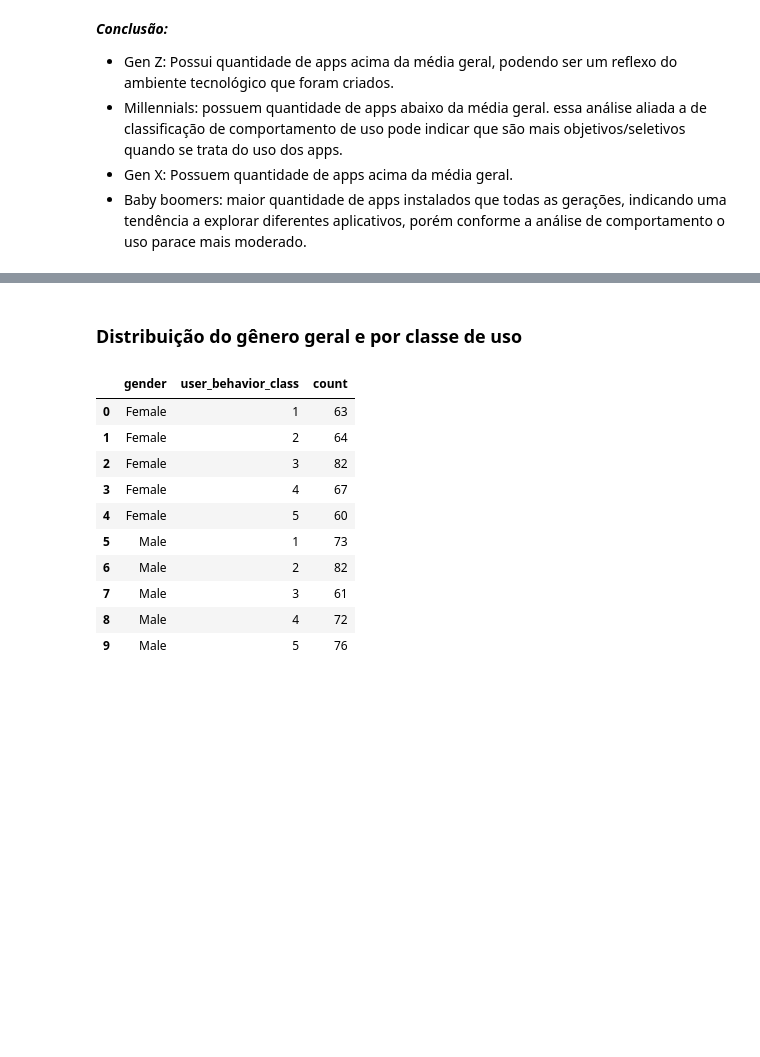
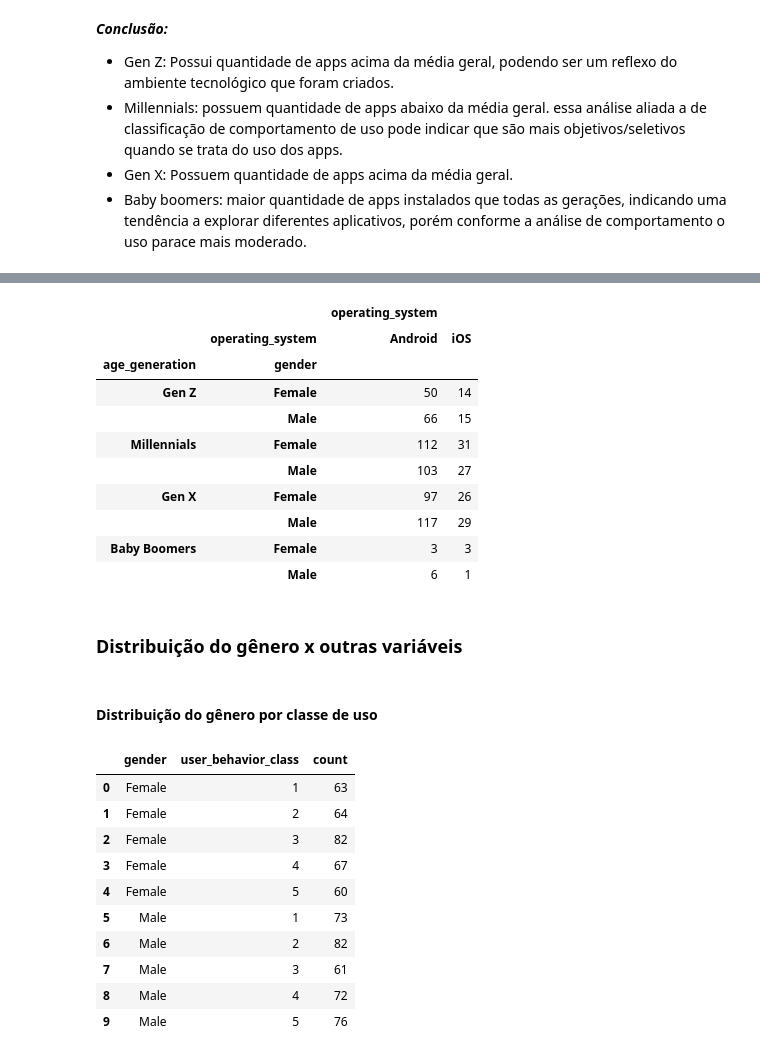
Before and after one commit to danielavescia/Mobile_Device_Usage, a Jupyter notebook: Mobile_Device_Usage.ipynb, the cells around one changed output, grey strips where cells are left out. Saved outputs shown, nothing was run; the diff lists cells and outputs as text; code cells hidden in the pictures; blank space fills up the shorter version.

Commit message:
Adicionado outras anaálises de genero

```diff
--- a/Mobile_Device_Usage.ipynb
+++ b/Mobile_Device_Usage.ipynb
@@ -264,5 +296,22 @@ grouped_age_apps_installed
+# %%
+generation_op = df_mobile.groupby(['age_generation', 'gender'], observed=True).agg({'operating_system':'value_counts'}).unstack().fillna(0)
+generation_op
+# %% [output]
+|  |  | operating_system |  |
+|  | operating_system | Android | iOS |
+| age_generation | gender |  |  |
+| Gen Z | Female | 50 | 14 |
+|  | Male | 66 | 15 |
+| Millennials | Female | 112 | 31 |
+|  | Male | 103 | 27 |
+| Gen X | Female | 97 | 26 |
+|  | Male | 117 | 29 |
+| Baby Boomers | Female | 3 | 3 |
+|  | Male | 6 | 1 |
+# %% [markdown]
+### Distribuição do gênero x outras variáveis
 # %% [markdown]
-### Distribuição do gênero geral e por classe de uso
+#### Distribuição do gênero por classe de uso
 # %%
 # Agrupando e contando dados
 grouped_gender = df_mobile.groupby(['gender', 'user_behavior_class']).size().reset_index(name='count')
```
Also changed, not shown: parts of 11 cells of this notebook.
